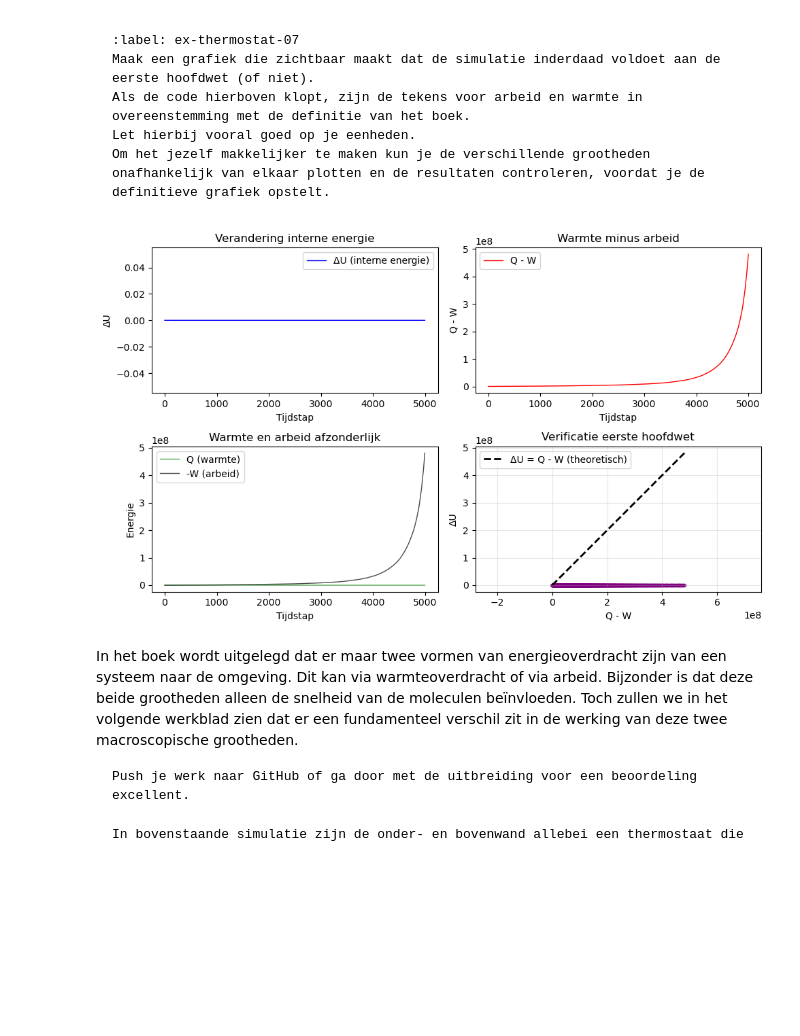
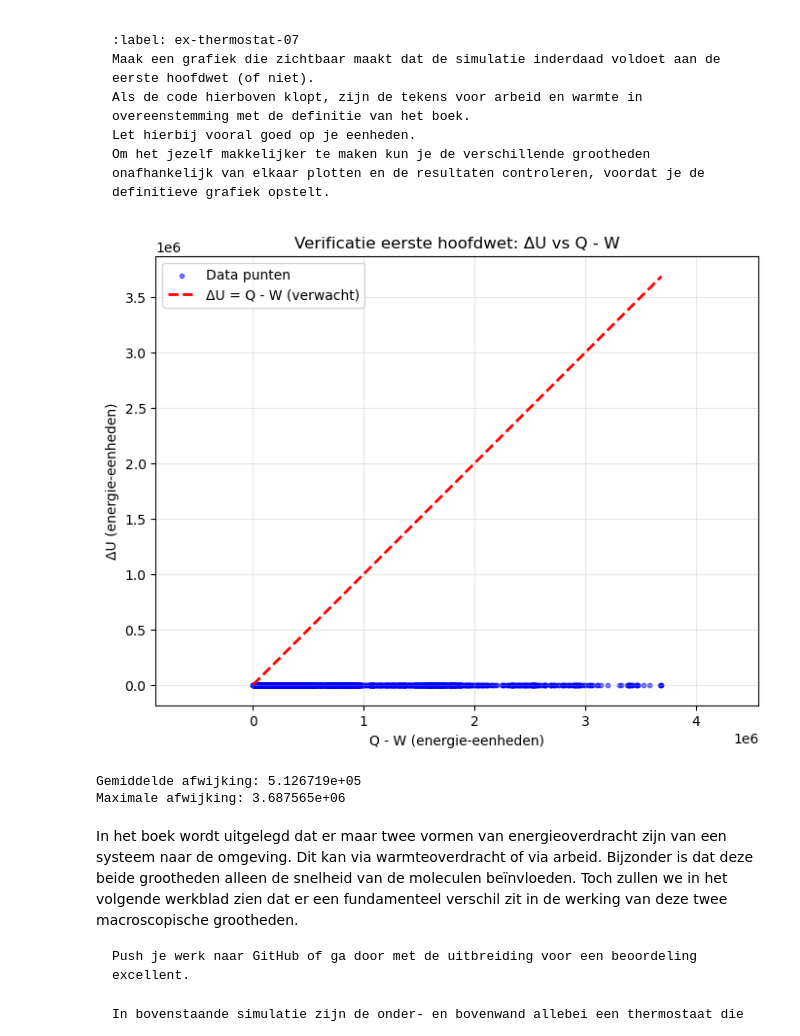
Before and after one commit to Jz-Mo/thermolab, a Jupyter notebook: Content/PySim/8_thermostaat.ipynb, the cells around one changed output. Cells and saved outputs as stored; diff of their text form; code cells hidden in the pictures; blank space fills up the shorter version.

```diff
--- a/Content/PySim/8_thermostaat.ipynb
+++ b/Content/PySim/8_thermostaat.ipynb
@@ -132,12 +132,14 @@ def create_particles(particles):
         x = np.random.uniform(-box_length/2 + RADIUS, box_length/2 - RADIUS)
         y = np.random.uniform(-box_height/2 + RADIUS, box_height/2 - RADIUS)
         particles.append(ParticleClass(m=1.0, v=[vx, vy], r=[x, y], R=RADIUS))
-
+k = boltzmann_constant = 1.380649e-23  # J/K
 def temperature(particles) -> float:
     temp = 0.0
-
-#your code/answer
-
+    for p in particles:
+        temp += p.kin_energy
+    temp /= len(particles)
+    dim = particles[0].v.shape[0]
+    temp *= 2 / (dim * k)
     return temp
 
 def handle_collisions(particles):
@@ -437,55 +440,33 @@ Om het jezelf makkelijker te maken kun je de verschillende grootheden onafhankel
 # %%
 initial_kinetic_energy = sum(p.kin_energy for p in particles)
 internal_energy_change = np.zeros(N_steps)
 
 for i in range(N_steps):
     total_kin_energy = sum(p.kin_energy for p in particles)
     internal_energy_change[i] = total_kin_energy - initial_kinetic_energy
 
 first_law = heats - works
 
-# Plot 1: ΔU onafhankelijk
-plt.figure(figsize=(10, 6))
-plt.subplot(2, 2, 1)
-plt.plot(internal_energy_change, '-b', linewidth=1, label='ΔU (interne energie)')
-plt.xlabel('Tijdstap')
-plt.ylabel('ΔU')
-plt.title('Verandering interne energie')
+plt.figure(figsize=(8, 6))
+plt.scatter(first_law, internal_energy_change, alpha=0.5, s=10, color='blue', label='Data punten')
+min_val = min(np.min(first_law), np.min(internal_energy_change))
+max_val = max(np.max(first_law), np.max(internal_energy_change))
+plt.plot([min_val, max_val], [min_val, max_val], 'r--', linewidth=2, label='ΔU = Q - W (verwacht)')
+plt.xlabel('Q - W (energie-eenheden)')
+plt.ylabel('ΔU (energie-eenheden)')
+plt.title('Verificatie eerste hoofdwet: ΔU vs Q - W')
 plt.legend()
+plt.grid(True, alpha=0.3)
+plt.axis('equal')
+plt.show()
 
-# Plot 2: Q - W onafhankelijk
-plt.subplot(2, 2, 2)
-plt.plot(first_law, '-r', linewidth=1, label='Q - W')
-plt.xlabel('Tijdstap')
-plt.ylabel('Q - W')
-plt.title('Warmte minus arbeid')
-plt.legend()
-
-# Plot 3: Warmte en arbeid apart
-plt.subplot(2, 2, 3)
-plt.plot(heats, '-g', linewidth=1, alpha=0.7, label='Q (warmte)')
-plt.plot(-works, '-k', linewidth=1, alpha=0.7, label='-W (arbeid)')
-plt.xlabel('Tijdstap')
-plt.ylabel('Energie')
-plt.title('Warmte en arbeid afzonderlijk')
-plt.legend()
-
-# Plot 4: ΔU tegen Q - W (VERIFICATIE EERSTE HOOFDWET)
-plt.subplot(2, 2, 4)
-plt.scatter(first_law, internal_energy_change, alpha=0.5, s=10, color='purple')
-max_val = max(np.max(first_law), np.max(internal_energy_change))
-plt.plot([0, max_val], [0, max_val], 'k--', linewidth=2, label='ΔU = Q - W (theoretisch)')
-plt.xlabel('Q - W')
-plt.ylabel('ΔU')
-plt.title('Verificatie eerste hoofdwet')
-plt.grid(True, alpha=0.3)
-plt.legend()
-plt.axis('equal')
-
-plt.tight_layout()
-plt.show()
+verschil = internal_energy_change - first_law
+print(f"Gemiddelde afwijking: {np.mean(np.abs(verschil)):.6e}")
+print(f"Maximale afwijking: {np.max(np.abs(verschil)):.6e}")
 # %% [output]
-[figure, old version]
+[figure, new version]
+Gemiddelde afwijking: 5.126719e+05
+Maximale afwijking: 3.687565e+06
 # %% [markdown]
 In het boek wordt uitgelegd dat er maar twee vormen van energieoverdracht zijn van een systeem naar de omgeving. Dit kan via warmteoverdracht of via arbeid.
 Bijzonder is dat deze beide grootheden alleen de snelheid van de moleculen beïnvloeden.
```
Also changed, not shown: parts of 7 cells of this notebook.
